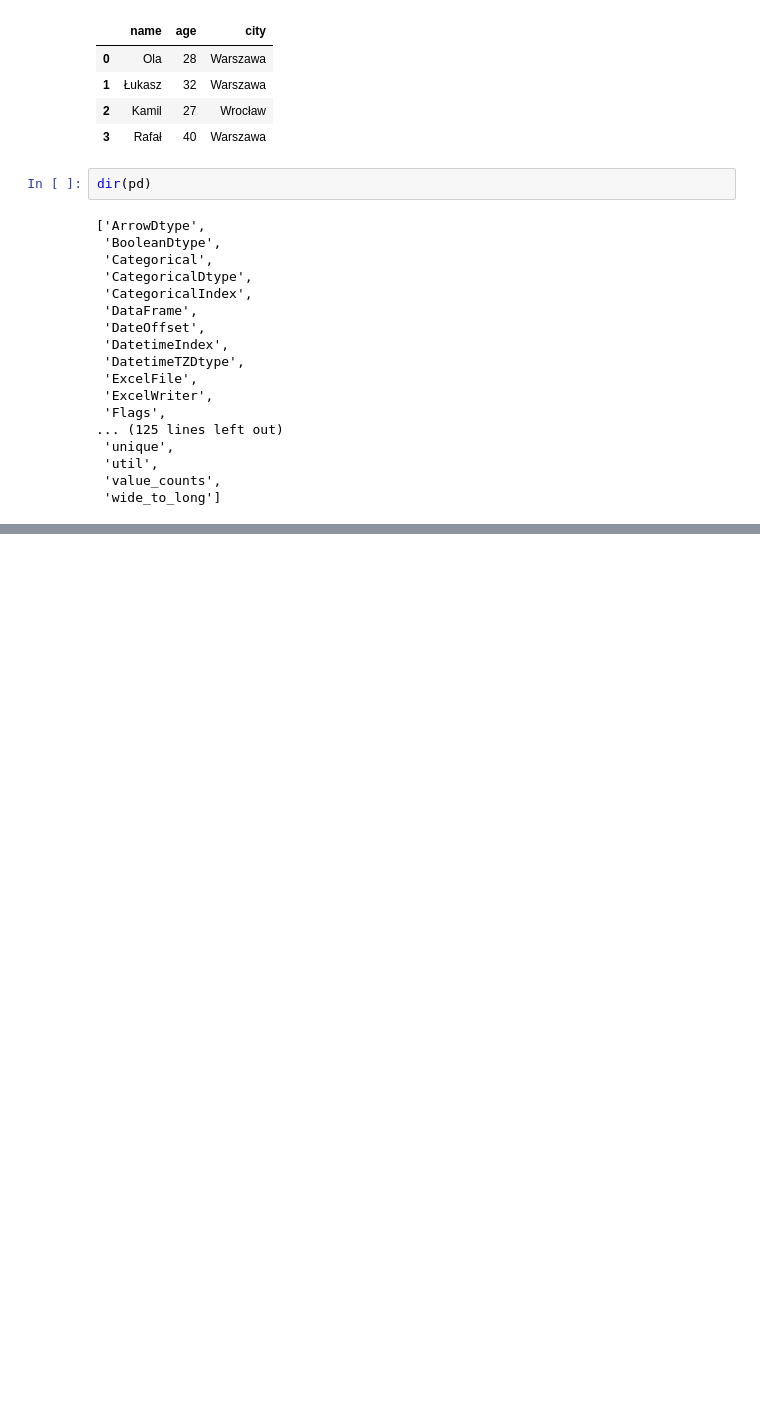
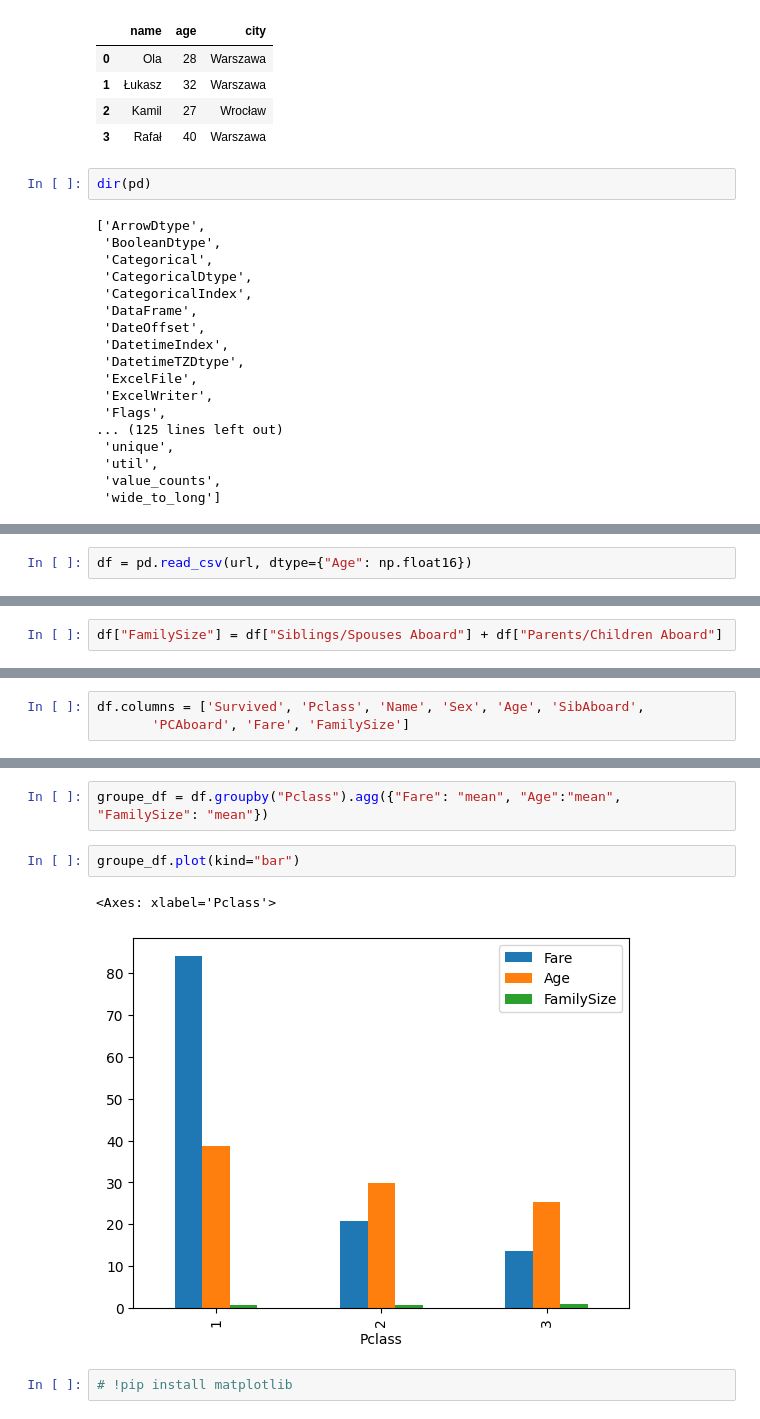
Before and after one commit to rkorzen/pdi, a Jupyter notebook: PrzetwarzanieDanych.ipynb, the cells around one changed output, grey strips where cells are left out. Drawn from its saved outputs; the diff is of its cells as text; blank space fills up the shorter version.

```diff
--- a/PrzetwarzanieDanych.ipynb
+++ b/PrzetwarzanieDanych.ipynb
@@ -256,0 +638,2 @@ dir(pd)
+# %%
+df = pd.read_csv(url, dtype={"Age": np.float16})
@@ -256,0 +676,2 @@ dir(pd)
+# %%
+df["FamilySize"] = df["Siblings/Spouses Aboard"] + df["Parents/Children Aboard"]
@@ -256,0 +694,3 @@ dir(pd)
+# %%
+df.columns = ['Survived', 'Pclass', 'Name', 'Sex', 'Age', 'SibAboard',
+       'PCAboard', 'Fare', 'FamilySize']
@@ -256,0 +713,9 @@ dir(pd)
+# %%
+groupe_df = df.groupby("Pclass").agg({"Fare": "mean", "Age":"mean", "FamilySize": "mean"})
+# %%
+groupe_df.plot(kind="bar")
+# %% [output]
+<Axes: xlabel='Pclass'>
+[figure, added]
+# %%
+# !pip install matplotlib
```
Also changed, not shown: parts of 73 cells of this notebook.
